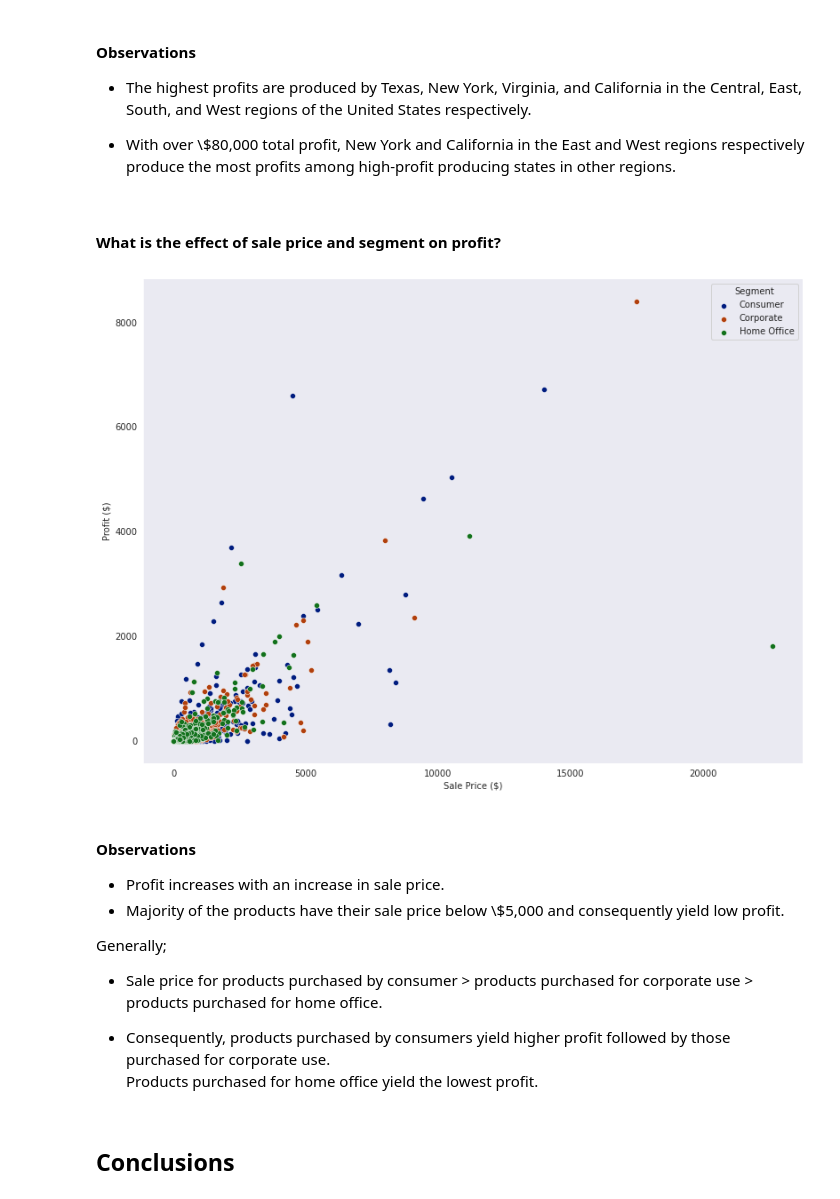
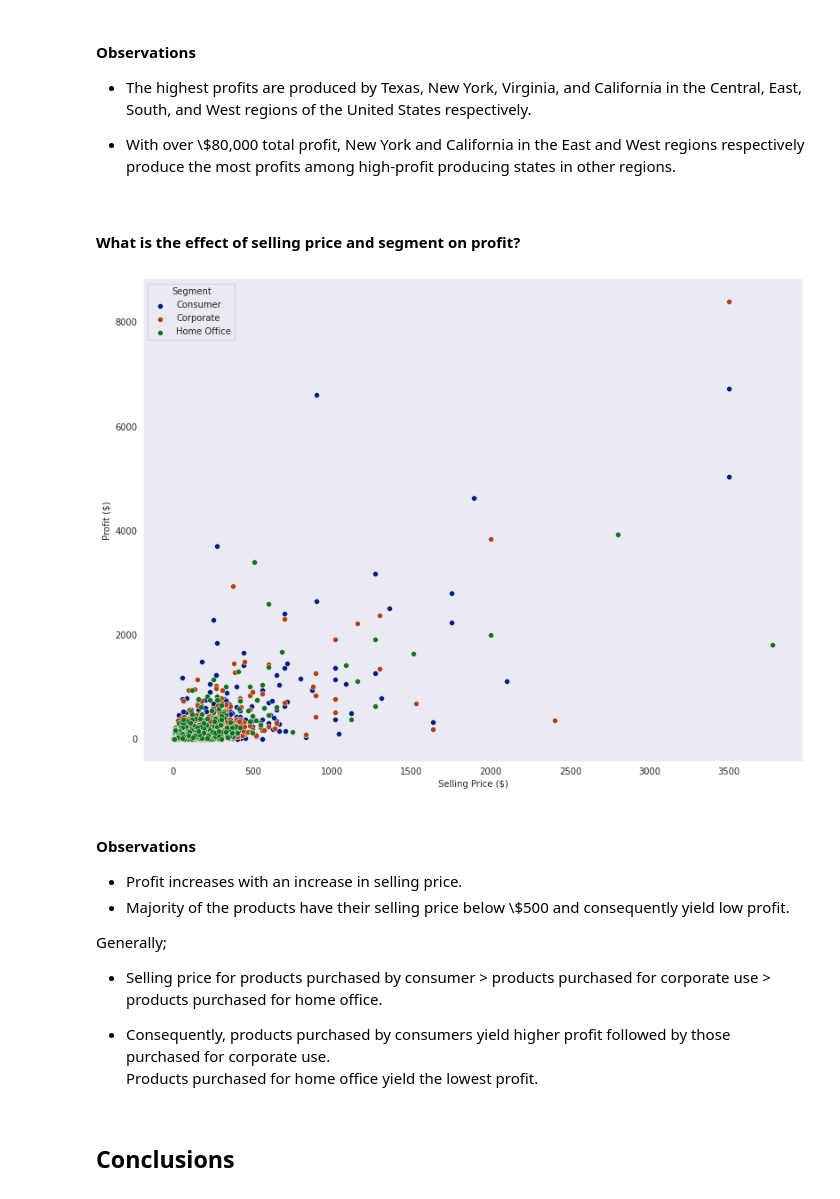
Before and after one commit to Dee-nDee/SuperStore_Data_Analysis, a Jupyter notebook: SuperStore.ipynb, the cells around one changed output. Saved outputs shown, nothing was run; the diff lists cells and outputs as text; code cells hidden in the pictures.

```diff
--- a/SuperStore.ipynb
+++ b/SuperStore.ipynb
@@ -1571,32 +1571,32 @@ plt.grid(False)
 
 - With over \\$80,000 total profit, New York and California in the East and West regions respectively produce the most profits among high-profit producing states in other regions.
 # %% [markdown]
-#### What is the effect of sale price and segment on profit?
+#### What is the effect of selling price and segment on profit?
 # %%
 #visualize
 g = sb.FacetGrid(data = samp_superstore, hue = "Segment",
                  palette = "dark");
 
-g.map(sb.scatterplot, "Sales", "Profit")
+g.map(sb.scatterplot, "Unit_Price", "Profit")
 
-plt.xlabel("Sale Price ($)")
+plt.xlabel("Selling Price ($)")
 plt.ylabel("Profit ($)")
 plt.legend(title = "Segment")
 
 g.figure.set_size_inches(15, 10);
 
 plt.grid(False)
 # %% [output]
-[figure, old version]
+[figure, new version]
 # %% [markdown]
 #### Observations
 
-- Profit increases with an increase in sale price.
-- Majority of the products have their sale price below \\$5,000 and consequently yield low profit.
+- Profit increases with an increase in selling price.
+- Majority of the products have their selling price below \\$500 and consequently yield low profit.
 
 Generally;
 
-- Sale price for products purchased by consumer > products purchased for corporate use > products purchased for home office.
+- Selling price for products purchased by consumer > products purchased for corporate use > products purchased for home office.
 
 - Consequently, products purchased by consumers yield higher profit followed by those purchased for corporate use.<br>
 Products purchased for home office yield the lowest profit.
```
Also changed, not shown: parts of 7 cells of this notebook.
